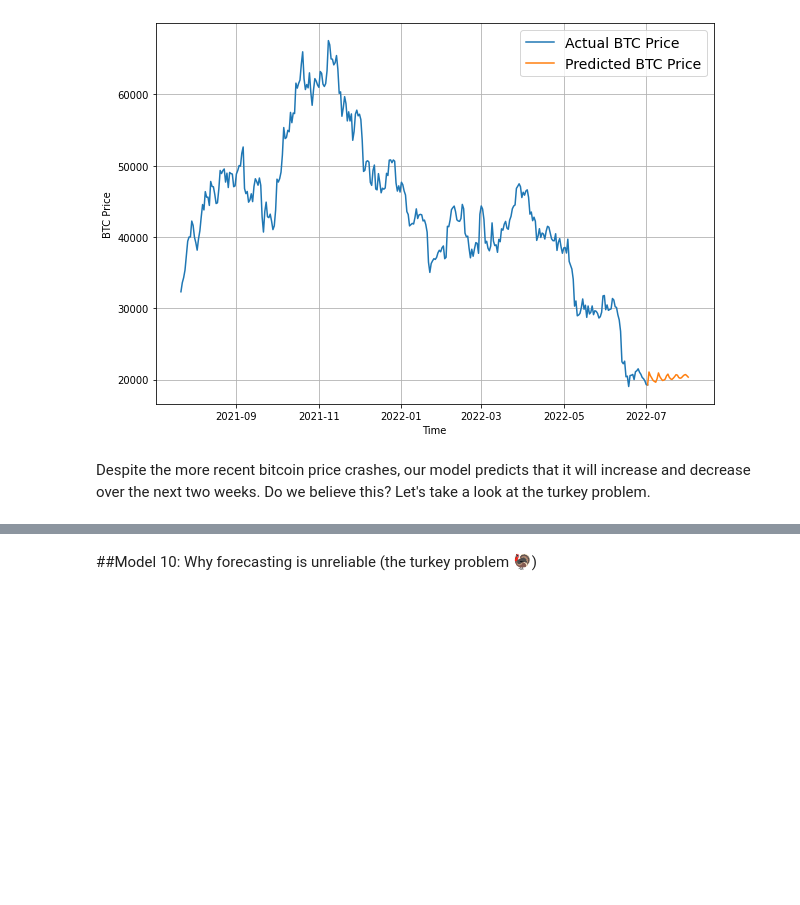
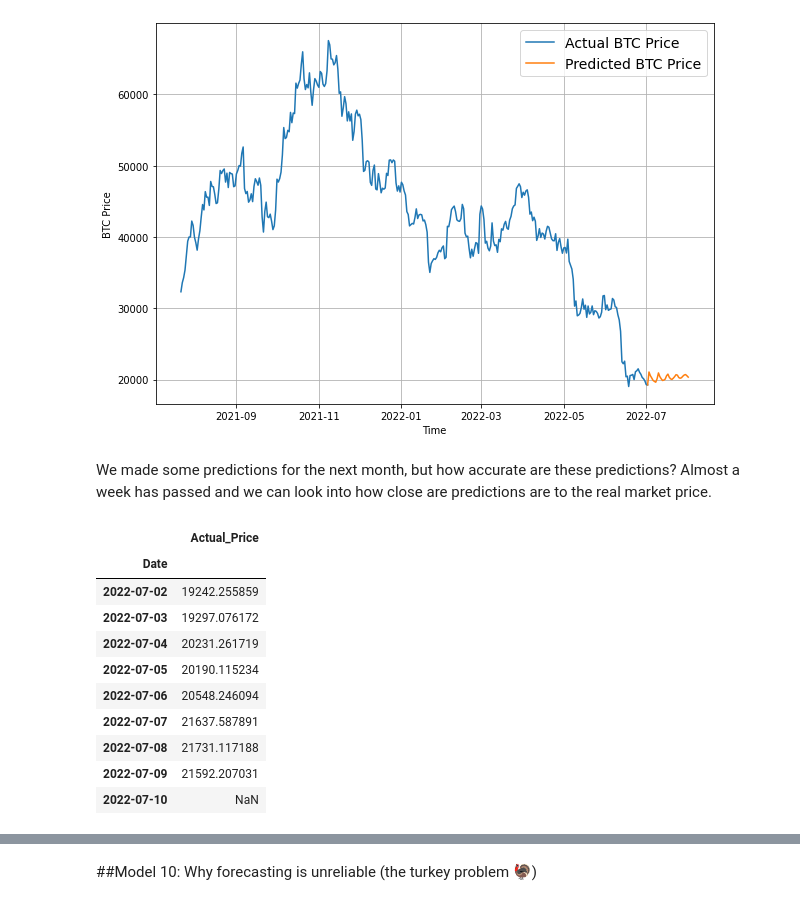
Before and after one commit to DataDoggo215/Predicting_BitcoinPrices, a Jupyter notebook: BitPredict_time_series_forecastng.ipynb, the cells around one changed output, grey strips where cells are left out. Saved outputs shown, nothing was run; the diff lists cells and outputs as text; code cells hidden in the pictures; blank space fills up the shorter version.

```diff
--- a/BitPredict_time_series_forecastng.ipynb
+++ b/BitPredict_time_series_forecastng.ipynb
@@ -2185,5 +2185,24 @@ plot_time_series(bitcoin_prices.index, btc_price, start=2500, format="-", label=
 plot_time_series(next_time_steps, future_forecast, format="-", label="Predicted BTC Price")
 # %% [output]
 [figure]
-# %% [markdown]
-Despite the more recent bitcoin price crashes, our model predicts that it will increase and decrease over the next two weeks. Do we believe this? Let's take a look at the turkey problem.
+# %% [markdown]
+We made some predictions for the next month, but how accurate are these predictions? Almost a week has passed and we can look into how close are predictions are to the real market price.
+# %%
+#Downloaded the most recent prices and upload into a new dataframe
+df1 = pd.read_csv('/content/gdrive/My Drive/BTC_current.csv',
+                 parse_dates=["Date"],
+                 index_col=["Date"]) # parse the date column and tell pandas column 1 is a datetime
+actual_btc = pd.DataFrame(df1["Adj Close"]).rename(columns={"Adj Close": "Actual_Price"})
+actual_btc.tail(9)
+# %% [output]
+|  | Actual_Price |
+| Date |  |
+| 2022-07-02 | 19242.255859 |
+| 2022-07-03 | 19297.076172 |
+| 2022-07-04 | 20231.261719 |
+| 2022-07-05 | 20190.115234 |
+| 2022-07-06 | 20548.246094 |
+| 2022-07-07 | 21637.587891 |
+| 2022-07-08 | 21731.117188 |
+| 2022-07-09 | 21592.207031 |
+| 2022-07-10 | NaN |
```
Also changed, not shown: parts of 26 cells of this notebook.
